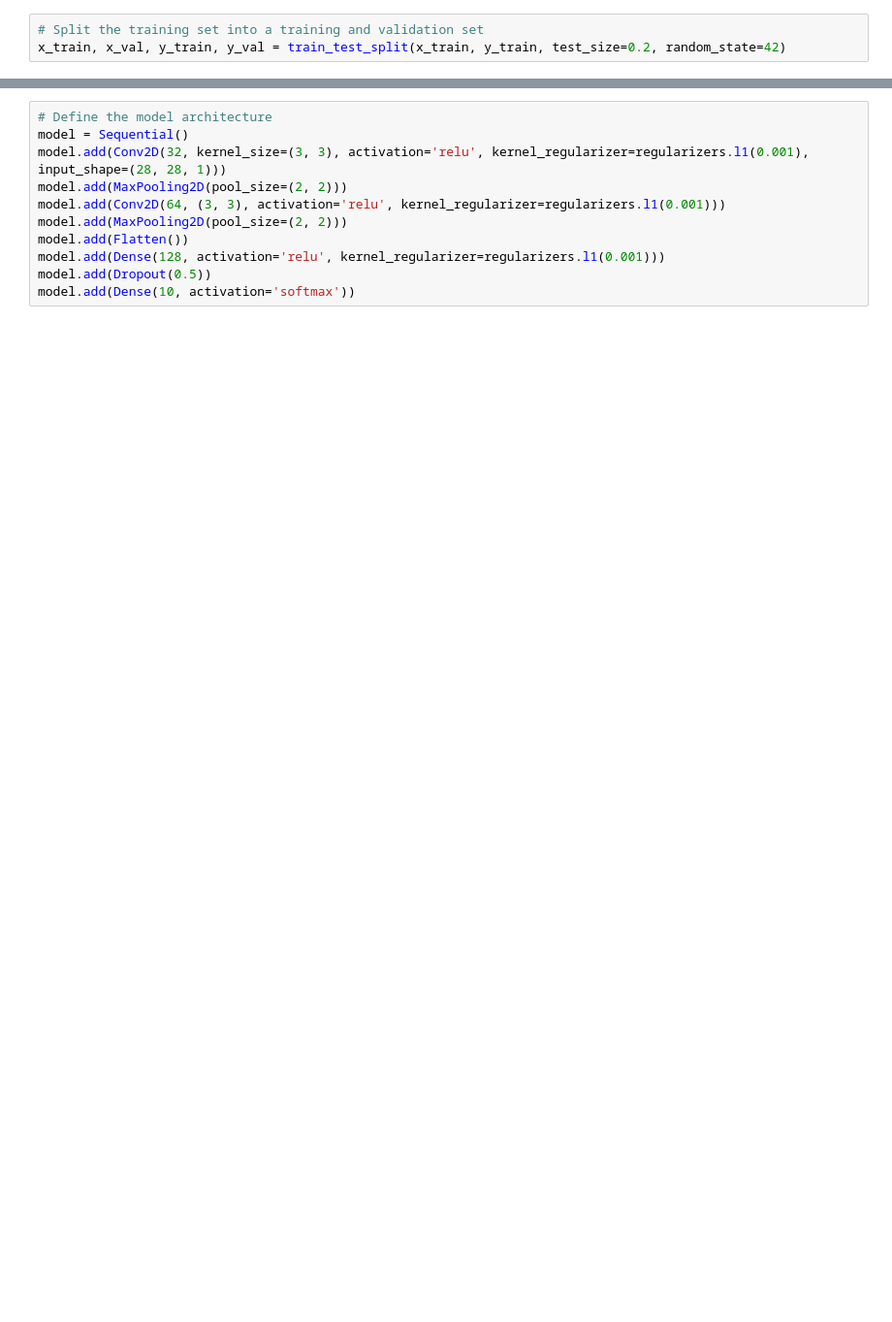
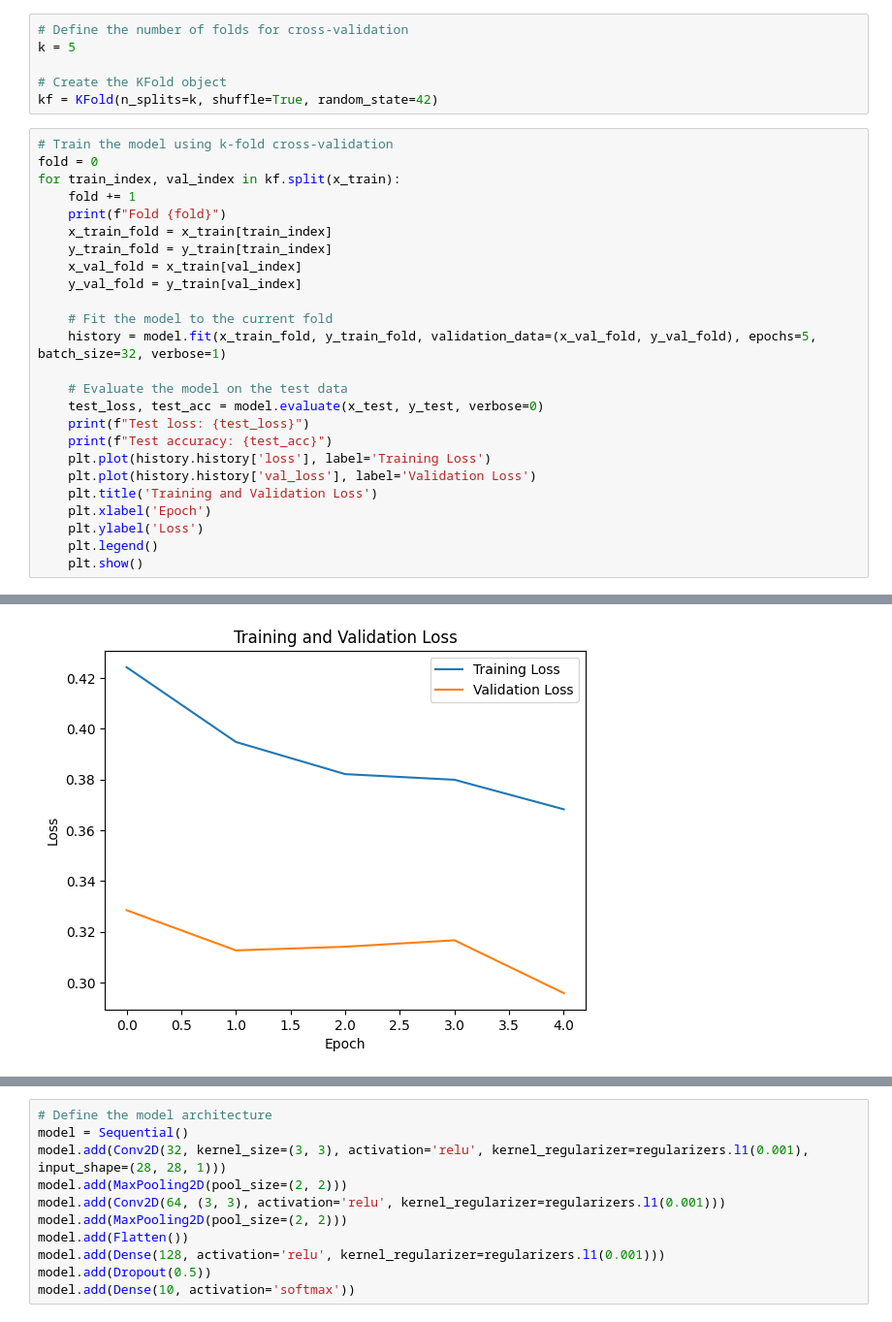
Before and after one commit to shihwesley/CMPE258, a Jupyter notebook: DataAugmentation/dataaugmentation.ipynb, the cells around one changed output, grey strips where cells are left out. Shown: that part at 97% size. Cells and saved outputs as stored; diff of their text form; blank space fills up the shorter version.

Commit message:
added cross validation and tensorboard

```diff
--- a/DataAugmentation/dataaugmentation.ipynb
+++ b/DataAugmentation/dataaugmentation.ipynb
@@ -24,3 +39,32 @@ x_test = x_test.astype('float32') / 255.0
-# %%
-# Split the training set into a training and validation set
-x_train, x_val, y_train, y_val = train_test_split(x_train, y_train, test_size=0.2, random_state=42)
+# %%
+# Define the number of folds for cross-validation
+k = 5
+
+# Create the KFold object
+kf = KFold(n_splits=k, shuffle=True, random_state=42)
+# %%
+# Train the model using k-fold cross-validation
+fold = 0
+for train_index, val_index in kf.split(x_train):
+    fold += 1
+    print(f"Fold {fold}")
+    x_train_fold = x_train[train_index]
+    y_train_fold = y_train[train_index]
+    x_val_fold = x_train[val_index]
+    y_val_fold = y_train[val_index]
+
+    # Fit the model to the current fold
+    history = model.fit(x_train_fold, y_train_fold, validation_data=(x_val_fold, y_val_fold), epochs=5, batch_size=32, verbose=1)
+
+    # Evaluate the model on the test data
+    test_loss, test_acc = model.evaluate(x_test, y_test, verbose=0)
+    print(f"Test loss: {test_loss}")
+    print(f"Test accuracy: {test_acc}")
+    plt.plot(history.history['loss'], label='Training Loss')
+    plt.plot(history.history['val_loss'], label='Validation Loss')
+    plt.title('Training and Validation Loss')
+    plt.xlabel('Epoch')
+    plt.ylabel('Loss')
+    plt.legend()
+    plt.show()
+# %% [output]
@@ -26,0 +84 @@ x_train, x_val, y_train, y_val = train_test_split(x_train, y_train, test_size=0.
+[figure, added]
```
Also changed, not shown: parts of 9 cells of this notebook, 4 other files.
